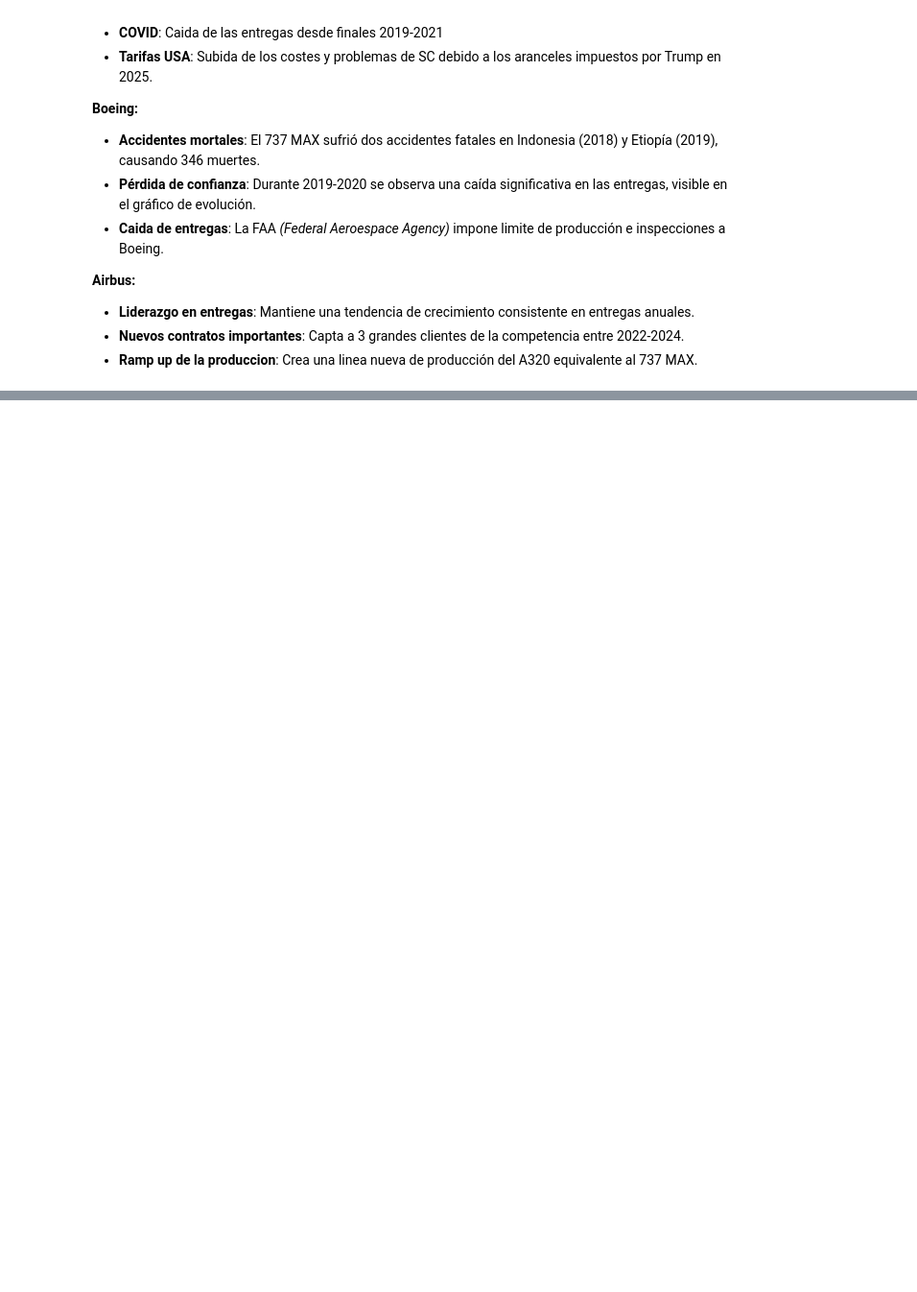
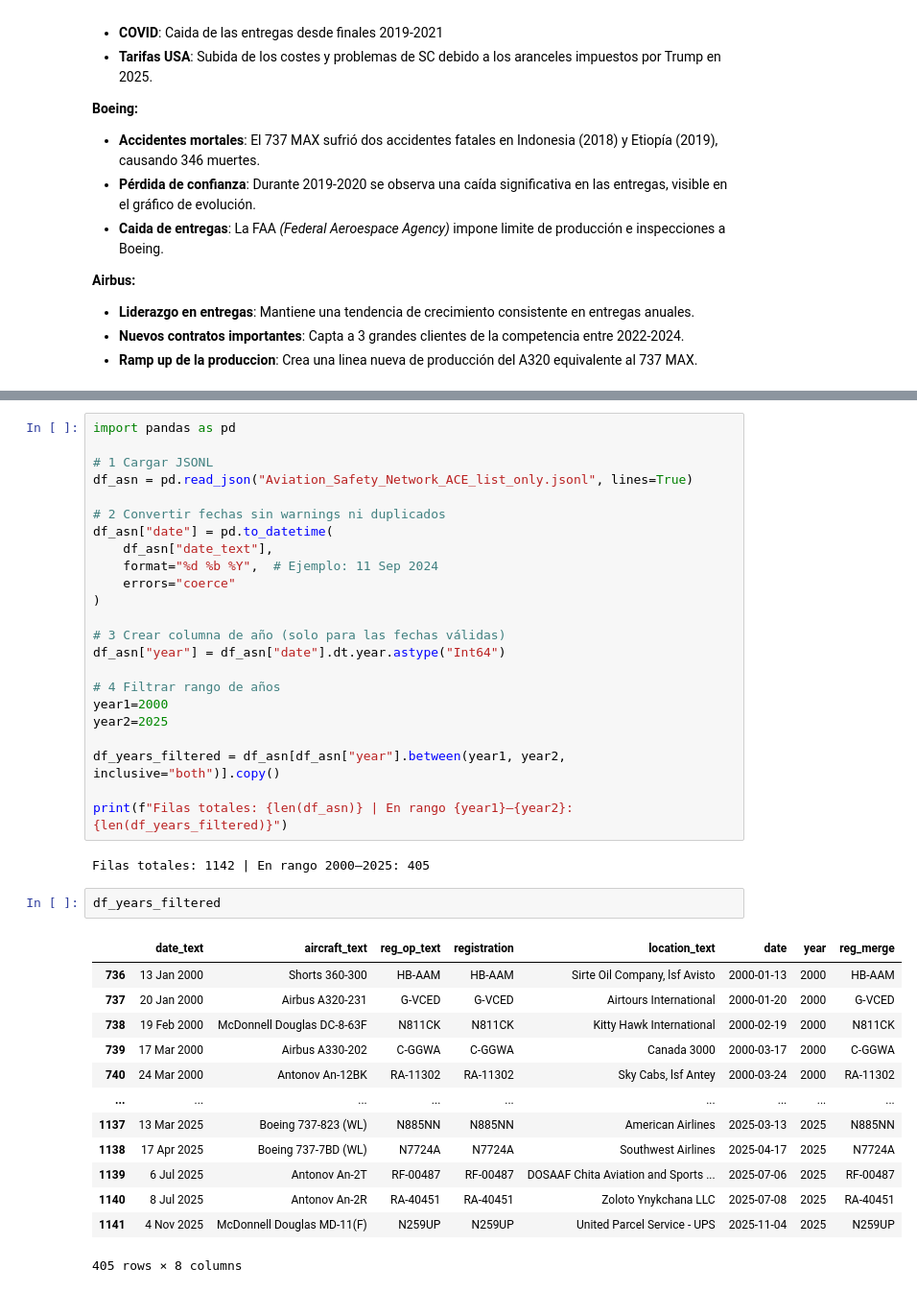
Before and after one commit to marlene-alcobendas/Project3_Benchmark_AC, a Jupyter notebook: Benchmark_AC.ipynb, the cells around one changed output, grey strips where cells are left out. Shown: that part at 96% size. Cells and saved outputs as stored; diff of their text form; blank space fills up the shorter version.

```diff
--- a/Benchmark_AC.ipynb
+++ b/Benchmark_AC.ipynb
@@ -361,0 +447,41 @@ fig.show()
+# %%
+import pandas as pd
+
+# 1 Cargar JSONL
+df_asn = pd.read_json("Aviation_Safety_Network_ACE_list_only.jsonl", lines=True)
+
+# 2 Convertir fechas sin warnings ni duplicados
+df_asn["date"] = pd.to_datetime(
+    df_asn["date_text"],
+    format="%d %b %Y",  # Ejemplo: 11 Sep 2024
+    errors="coerce"
+)
+
+# 3 Crear columna de año (solo para las fechas válidas)
+df_asn["year"] = df_asn["date"].dt.year.astype("Int64")
+
+# 4 Filtrar rango de años
+year1=2000
+year2=2025
+
+df_years_filtered = df_asn[df_asn["year"].between(year1, year2, inclusive="both")].copy()
+
+print(f"Filas totales: {len(df_asn)} | En rango {year1}–{year2}: {len(df_years_filtered)}")
+# %% [output]
+Filas totales: 1142 | En rango 2000–2025: 405
+# %%
+df_years_filtered
+# %% [output]
+|  | date_text | aircraft_text | reg_op_text | registration | location_text | date | year | reg_merge |
+| 736 | 13 Jan 2000 | Shorts 360-300 | HB-AAM | HB-AAM | Sirte Oil Company, lsf Avisto | 2000-01-13 | 2000 | HB-AAM |
+| 737 | 20 Jan 2000 | Airbus A320-231 | G-VCED | G-VCED | Airtours International | 2000-01-20 | 2000 | G-VCED |
+| 738 | 19 Feb 2000 | McDonnell Douglas DC-8-63F | N811CK | N811CK | Kitty Hawk International | 2000-02-19 | 2000 | N811CK |
+| 739 | 17 Mar 2000 | Airbus A330-202 | C-GGWA | C-GGWA | Canada 3000 | 2000-03-17 | 2000 | C-GGWA |
+| 740 | 24 Mar 2000 | Antonov An-12BK | RA-11302 | RA-11302 | Sky Cabs, lsf Antey | 2000-03-24 | 2000 | RA-11302 |
+| ... | ... | ... | ... | ... | ... | ... | ... | ... |
+| 1137 | 13 Mar 2025 | Boeing 737-823 (WL) | N885NN | N885NN | American Airlines | 2025-03-13 | 2025 | N885NN |
+| 1138 | 17 Apr 2025 | Boeing 737-7BD (WL) | N7724A | N7724A | Southwest Airlines | 2025-04-17 | 2025 | N7724A |
+| 1139 | 6 Jul 2025 | Antonov An-2T | RF-00487 | RF-00487 | DOSAAF Chita Aviation and Sports ... | 2025-07-06 | 2025 | RF-00487 |
+| 1140 | 8 Jul 2025 | Antonov An-2R | RA-40451 | RA-40451 | Zoloto Ynykchana LLC | 2025-07-08 | 2025 | RA-40451 |
+| 1141 | 4 Nov 2025 | McDonnell Douglas MD-11(F) | N259UP | N259UP | United Parcel Service - UPS | 2025-11-04 | 2025 | N259UP |
+405 rows × 8 columns
```
Also changed, not shown: parts of 24 cells of this notebook, 3 other files.
